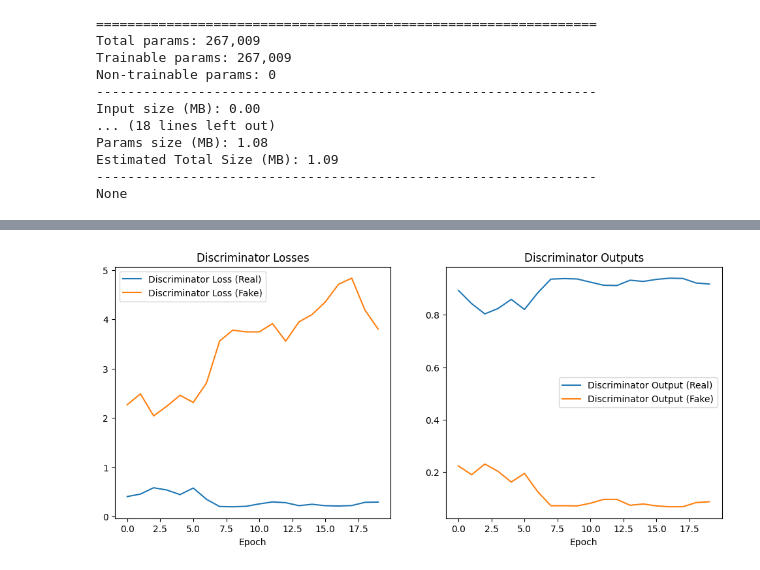
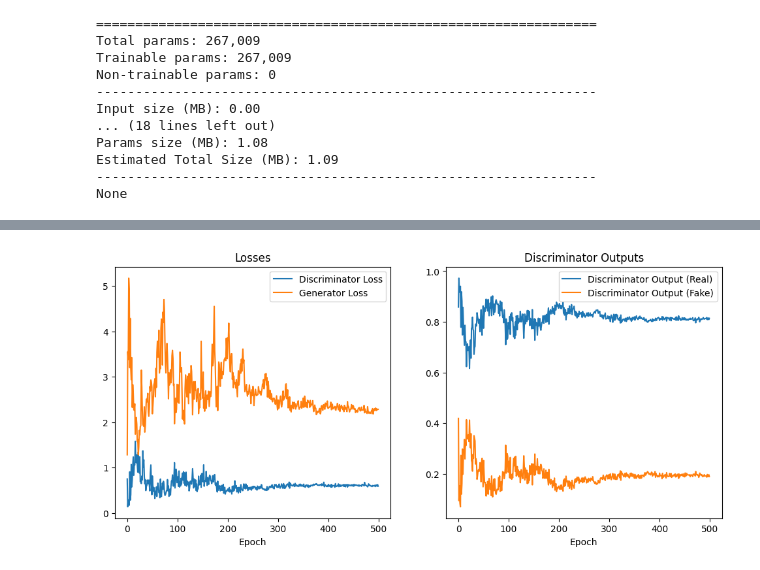
Before and after one commit to pablogasco1/deep-learning, a Jupyter notebook: notebooks/16_GAN_1.ipynb, the cells around one changed output, grey strips where cells are left out. Drawn from its saved outputs; the diff is of its cells as text; code cells hidden in the pictures.

```diff
--- a/notebooks/16_GAN_1.ipynb
+++ b/notebooks/16_GAN_1.ipynb
@@ -189,10 +184,10 @@ loss_fn = nn.BCELoss()
 d_net = Discriminator().to(device)
 g_net = Generator().to(device)
 
-optimizer_D = torch.optim.Adam(d_net.parameters(), lr=0.0001)
-optimizer_G = torch.optim.Adam(g_net.parameters(), lr=0.0001)
+optimizer_D = torch.optim.Adam(d_net.parameters(), lr=0.0003)
+optimizer_G = torch.optim.Adam(g_net.parameters(), lr=0.0003)
 
-num_epochs = 50
+num_epochs = 500
 
 losses, discriminator_outputs = train_gan(d_net, optimizer_D, g_net, optimizer_G, data_loader, loss_fn, num_epochs)
 # %% [output]
@@ -209,21 +211,25 @@ KeyboardInterrupt:
 # %%
 # plot the losses and discriminator outputs
 plt.figure(figsize=(12, 5))
 plt.subplot(1, 2, 1)
-plt.plot(losses[:, 0], label='Discriminator Loss (Real)')
-plt.plot(losses[:, 1], label='Discriminator Loss (Fake)')
-plt.title('Discriminator Losses')
+plt.plot(losses[:, 0], label='Discriminator Loss')
+plt.plot(losses[:, 1], label='Generator Loss')
+plt.title('Losses')
 plt.xlabel('Epoch')
 plt.legend()
 plt.subplot(1, 2, 2)
 plt.plot(discriminator_outputs[:, 0], label='Discriminator Output (Real)')
 plt.plot(discriminator_outputs[:, 1], label='Discriminator Output (Fake)')
 plt.title('Discriminator Outputs')
 plt.xlabel('Epoch')
 plt.legend()
 plt.show()
+# if observed more in detail, the discriminator and generator loss iterate, this means
+# that when the discriminator goes up and it starts to discriminate very well, the generator
+# realizes and starts to generate better images, but then the discriminator has more issues to distinguis
+# so it is a bucle, where the losses go up and down.
 # %% [output]
-[figure, old version]
+[figure, new version]
 # %%
 # visualize some samples
 g_net.eval() # set generator to evaluation mode
```
Also changed, not shown: parts of 6 cells of this notebook.
